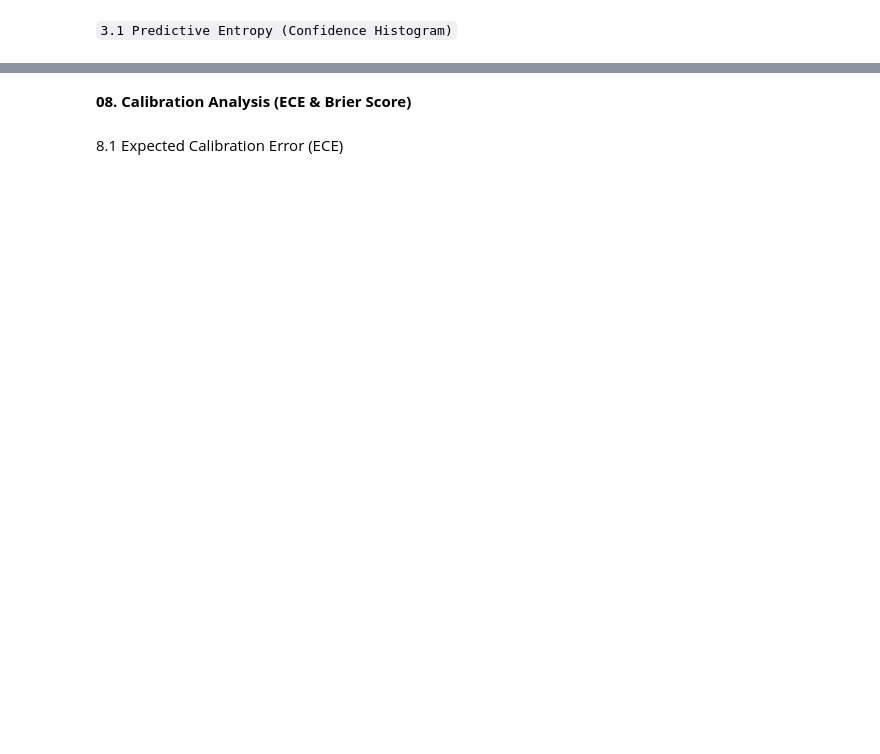
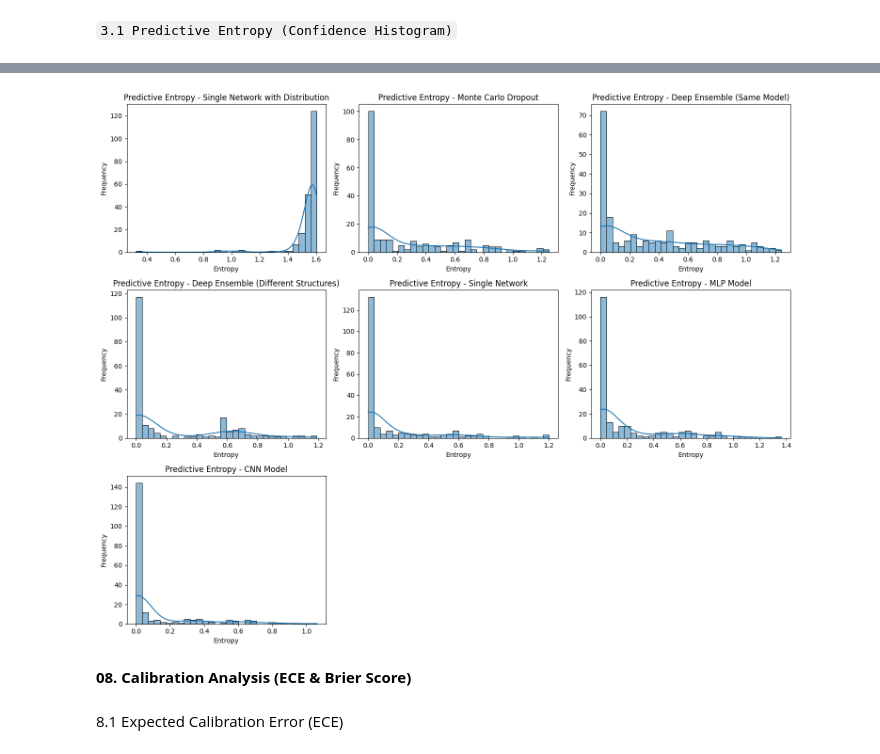
Before and after one commit to Conite002/HybridUncertaintyAwareDL, a Jupyter notebook: Experimentations/sipakmed.ipynb, the cells around one changed output, grey strips where cells are left out. Saved outputs shown, nothing was run; the diff lists cells and outputs as text; code cells hidden in the pictures; blank space fills up the shorter version.

```diff
--- a/Experimentations/sipakmed.ipynb
+++ b/Experimentations/sipakmed.ipynb
@@ -697,10 +548,20 @@ def deep_ensemble_prediction(ensemble, X_test):
 # %%
 def monte_carlo_dropout(model, X_test, num_samples=30):
     """Performs Monte Carlo Dropout by making multiple stochastic forward passes."""
-    f_model = tf.keras.Model(model.input, model.output)
-    f_preds = np.array([f_model.predict(X_test, verbose=0) for _ in range(num_samples)])
+
+    if not model.built:
+        model.predict(np.zeros((1, X_test.shape[1])))
+
+    f_model = tf.keras.Model(model.inputs, model.outputs)
+
+    if len(X_test.shape) == 1:
+        X_test = np.expand_dims(X_test, axis=0)
+
+    f_preds = np.array([f_model(X_test, training=True) for _ in range(num_samples)])
+
     mean_preds = f_preds.mean(axis=0)
     uncertainty = f_preds.var(axis=0)
+
     return mean_preds, uncertainty
 
 mcd_probs, uncertainty = monte_carlo_dropout(single_network_model, X_test, num_samples=30)
@@ -739,23 +751,38 @@ print("\n Step 1 Completed: Results saved to evaluation_results.csv")
 # %% [markdown]
 `3.1 Predictive Entropy (Confidence Histogram)`
 # %%
+import numpy as np
 import matplotlib.pyplot as plt
 import seaborn as sns
 
-def plot_entropy(predictions, title):
+def plot_entropy(predictions, title, ax):
     """Plots histogram of predictive entropy for a model."""
-    entropy = -np.sum(predictions * np.log(predictions + 1e-8), axis=1)  # Compute entropy
-    plt.figure(figsize=(8, 5))
-    sns.histplot(entropy, bins=30, kde=True)
-    plt.title(f"Predictive Entropy - {title}")
-    plt.xlabel("Entropy")
-    plt.ylabel("Frequency")
-    plt.show()
+    entropy = -np.sum(predictions * np.log(predictions + 1e-8), axis=1)
+    sns.histplot(entropy, bins=30, kde=True, ax=ax)
+    ax.set_title(f"Predictive Entropy - {title}")
+    ax.set_xlabel("Entropy")
+    ax.set_ylabel("Frequency")
 
-ensemble_probs = deep_ensemble_prediction(ensemble_models_DS, X_test)
-# Plot entropy for each model
-plot_entropy(dirichlet_model.predict(X_test), "Single Network (Dirichlet)")
-plot_entropy(mcd_probs, "Monte Carlo Dropout")
-plot_entropy(ensemble_probs, "Deep Ensemble (Same Model)")
-plot_entropy(mlp_model.predict(X_test), "MLP Model")
-plot_entropy(cnn_model.predict(X_test), "CNN Model")
+models = {
+    "Single Network with Distribution": dirichlet_model.predict(X_test),
+    "Monte Carlo Dropout": mcd_probs,
+    "Deep Ensemble (Same Model)": deep_ensemble_prediction(ensemble_models_SS, X_test),
+    "Deep Ensemble (Different Structures)": deep_ensemble_prediction(ensemble_models_DS, X_test),
+    "Single Network": single_network_model.predict(X_test),
+    "MLP Model": mlp_model.predict(X_test),
+    "CNN Model": cnn_model.predict(X_test)
+}
+
+fig, axes = plt.subplots(3, 3, figsize=(15, 12))
+
+axes = axes.flatten()
+
+for i, (title, preds) in enumerate(models.items()):
+    plot_entropy(preds, title, axes[i])
+
+for j in range(i + 1, len(axes)):
+    fig.delaxes(axes[j])
+
+plt.tight_layout()
+plt.show()
+# %% [output]
@@ -762,3 +800,4 @@ plot_entropy(cnn_model.predict(X_test), "CNN Model")
+[figure, added]
 # %% [markdown]
 **08. Calibration Analysis (ECE & Brier Score)**
 # %% [markdown]
```
Also changed, not shown: parts of 45 cells of this notebook, 22 other files.
